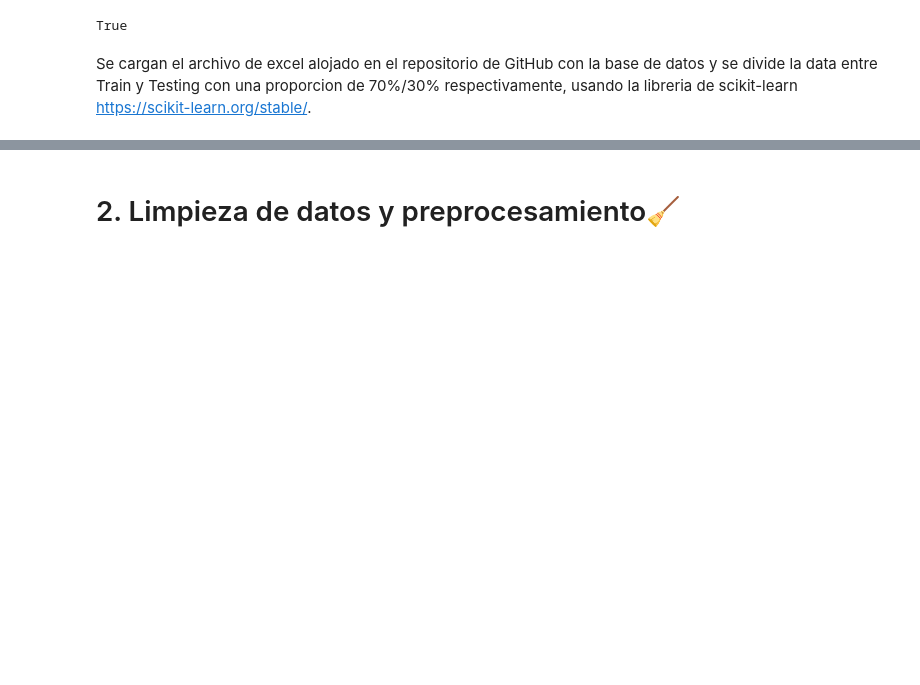
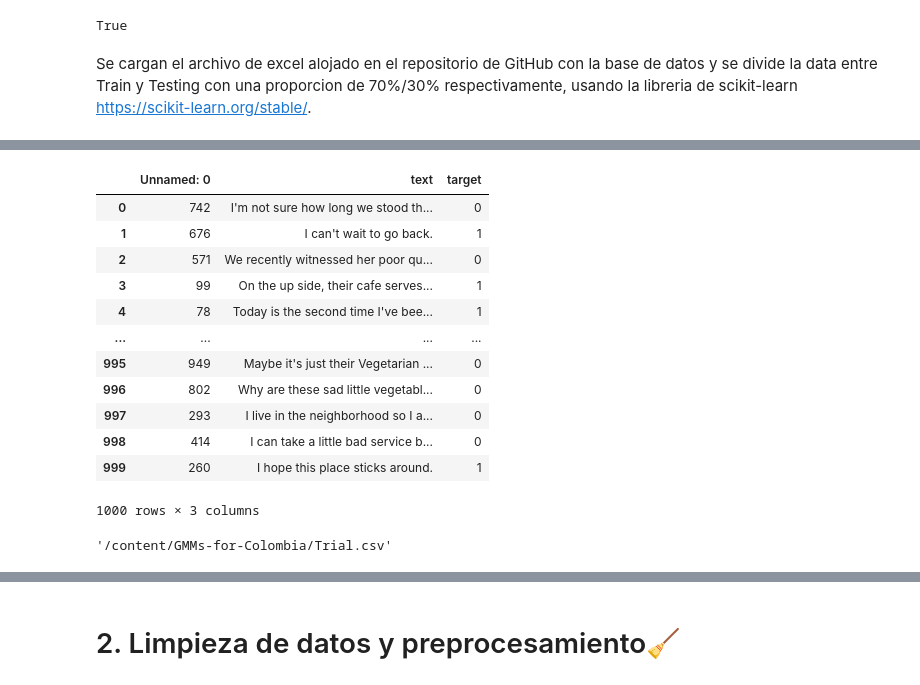
Before and after one commit to capajaro/GMMs-for-Colombia, a Jupyter notebook: Case1_Quiz_4.ipynb, the cells around one changed output, grey strips where cells are left out. Saved outputs shown, nothing was run; the diff lists cells and outputs as text; code cells hidden in the pictures; blank space fills up the shorter version.

```diff
--- a/Case1_Quiz_4.ipynb
+++ b/Case1_Quiz_4.ipynb
@@ -58,0 +98,22 @@ df = pd.concat([train,test])
+# %%
+pd.read_csv('/content/Trial.csv' )
+# %% [output]
+|  | Unnamed: 0 | text | target |
+| 0 | 742 | I'm not sure how long we stood th... | 0 |
+| 1 | 676 | I can't wait to go back. | 1 |
+| 2 | 571 | We recently witnessed her poor qu... | 0 |
+| 3 | 99 | On the up side, their cafe serves... | 1 |
+| 4 | 78 | Today is the second time I've bee... | 1 |
+| ... | ... | ... | ... |
+| 995 | 949 | Maybe it's just their Vegetarian ... | 0 |
+| 996 | 802 | Why are these sad little vegetabl... | 0 |
+| 997 | 293 | I live in the neighborhood so I a... | 0 |
+| 998 | 414 | I can take a little bad service b... | 0 |
+| 999 | 260 | I hope this place sticks around. | 1 |
+1000 rows × 3 columns
+# %%
+import shutil, os
+ass = os.path.join('/content/Trial.csv')
+shutil.copy('/content/Trial.csv', '/content/'+repository)
+# %% [output]
+'/content/GMMs-for-Colombia/Trial.csv'
```
Also changed, not shown: parts of 5 cells of this notebook.
